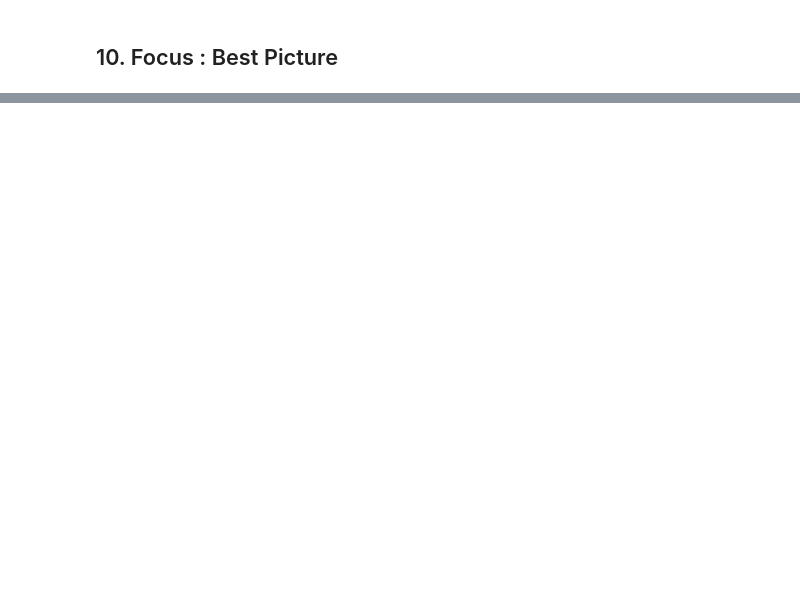
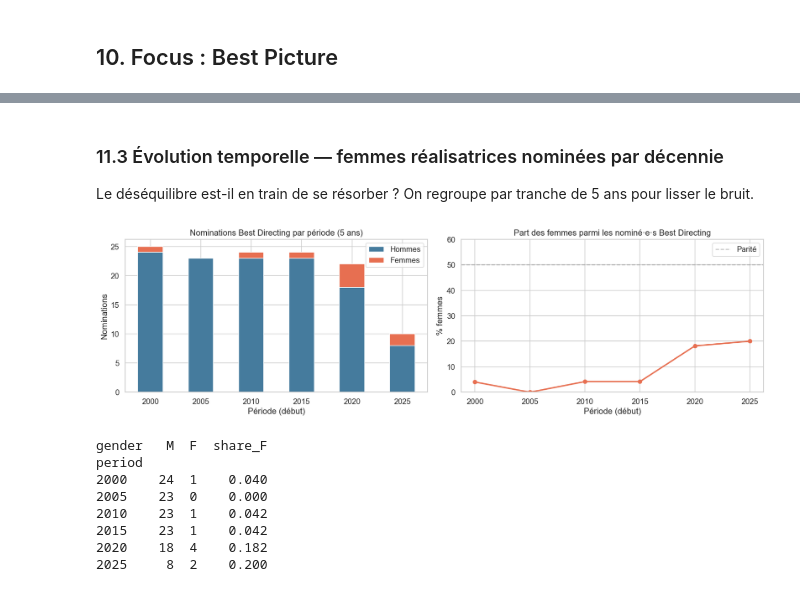
Before and after one commit to jbouniol/albert-ml-oscar-predictions, a Jupyter notebook: Notebooks/01_EDA_visualisation.ipynb, the cells around one changed output, grey strips where cells are left out. Cells and saved outputs as stored; diff of their text form; code cells hidden in the pictures; blank space fills up the shorter version.

```diff
--- a/Notebooks/01_EDA_visualisation.ipynb
+++ b/Notebooks/01_EDA_visualisation.ipynb
@@ -330,0 +520,46 @@ plt.show()
+# %% [markdown]
+### 11.3 Évolution temporelle — femmes réalisatrices nominées par décennie
+
+Le déséquilibre est-il en train de se résorber ? On regroupe par tranche de 5 ans pour lisser le bruit.
+# %%
+bd = df_gender_p[df_gender_p.category == 'Best Directing'].copy()
+bd['period'] = (bd['year'] // 5 * 5).astype(int)
+
+evo = (bd.groupby(['period', 'gender'])
+         .size()
+         .unstack(fill_value=0)
+         .reindex(columns=['M', 'F'], fill_value=0))
+evo['share_F'] = evo['F'] / (evo['M'] + evo['F'])
+
+fig, axes = plt.subplots(1, 2, figsize=(15, 4.5))
+
+evo[['M', 'F']].plot(kind='bar', stacked=True, ax=axes[0],
+                     color=['#457B9D', '#E76F51'], edgecolor='white')
+axes[0].set_title('Nominations Best Directing par période (5 ans)')
+axes[0].set_xlabel('Période (début)')
+axes[0].set_ylabel('Nominations')
+axes[0].legend(['Hommes', 'Femmes'])
+axes[0].tick_params(axis='x', rotation=0)
+
+axes[1].plot(evo.index.astype(str), evo['share_F'] * 100, marker='o', lw=2.2, color='#E76F51')
+axes[1].set_title('Part des femmes parmi les nominé·e·s Best Directing')
+axes[1].set_xlabel('Période (début)')
+axes[1].set_ylabel('% femmes')
+axes[1].axhline(50, ls='--', color='gray', alpha=0.5, label='Parité')
+axes[1].legend()
+axes[1].set_ylim(0, 60)
+
+plt.tight_layout()
+plt.show()
+
+print(evo.round(3))
+# %% [output]
+[figure, added]
+gender   M  F  share_F
+period
+2000    24  1    0.040
+2005    23  0    0.000
+2010    23  1    0.042
+2015    23  1    0.042
+2020    18  4    0.182
+2025     8  2    0.200
```
Also changed, not shown: parts of 21 cells of this notebook, 2 other files.
